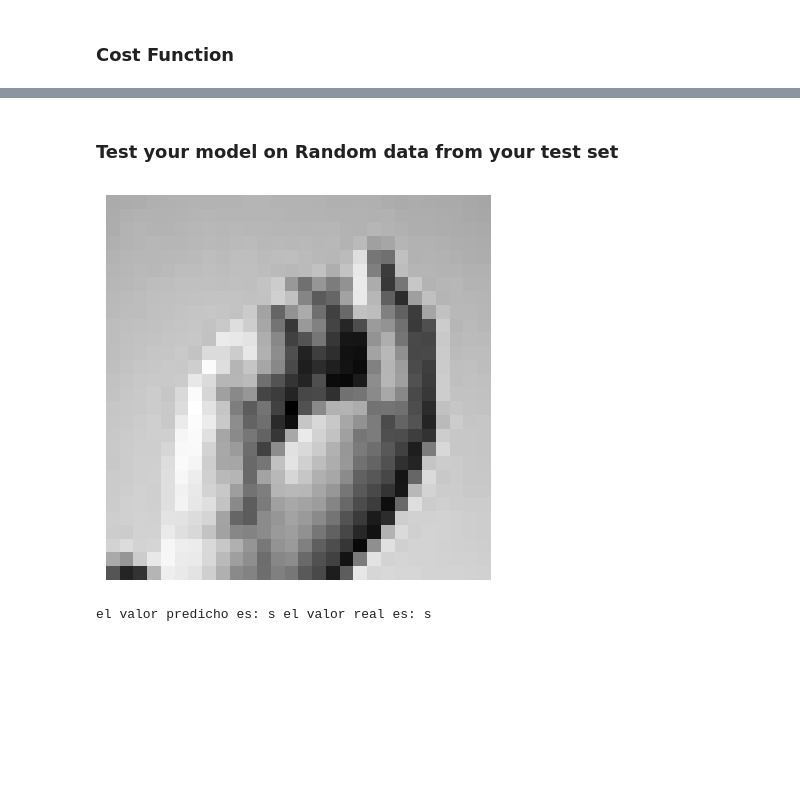
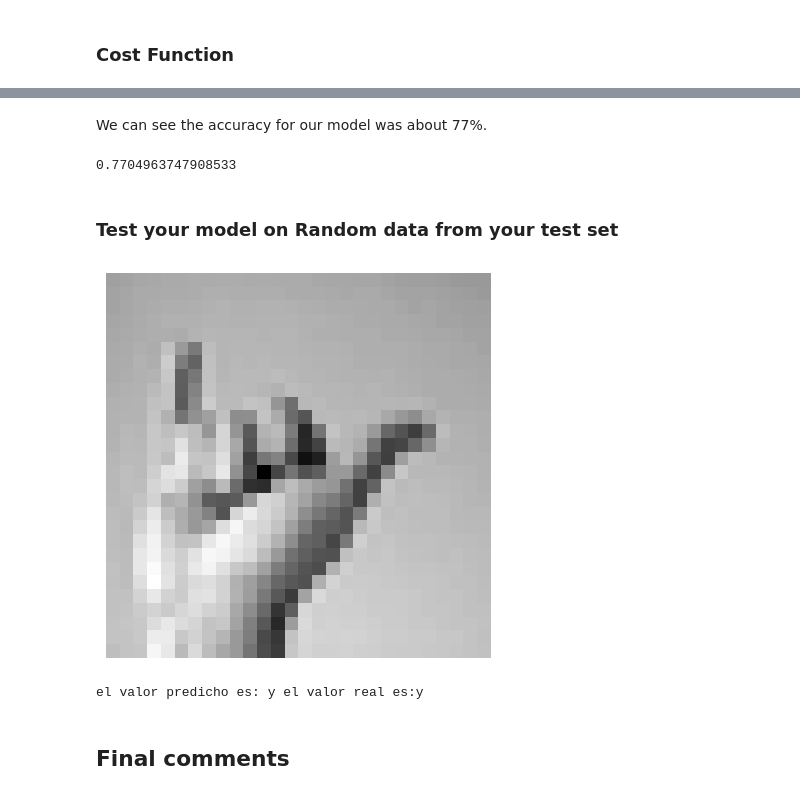
Before and after one commit to diego-carrera/TC5033, a Jupyter notebook: week02/A1b_DL_TC5033_AD2023.ipynb, the cells around one changed output, grey strips where cells are left out. Saved outputs shown, nothing was run; the diff lists cells and outputs as text; code cells hidden in the pictures; blank space fills up the shorter version.

```diff
--- a/week02/A1b_DL_TC5033_AD2023.ipynb
+++ b/week02/A1b_DL_TC5033_AD2023.ipynb
@@ -210,5 +216,5 @@ np.random.seed(42)
 # %%
-def create_minibatches(size, x, y, shuffle=True):
+def create_minibatches(mb_size, x, y, shuffle = True):
   """
   Create minibatches of the data for the training process.
   size: size of the minibatches
@@ -216,15 +222,11 @@ def create_minibatches(size, x, y, shuffle=True):
   y: labels
   shuffle: shuffle the data before creating the minibatches
   """
-
-  # assert that the data and labels have the same length
-  assert len(x) == len(y), 'data and labels have different lengths'
+  assert x.shape[0] == y.shape[0]
   total_data = x.shape[0]
   if shuffle:
     idxs = np.arange(total_data)
     np.random.shuffle(idxs)
     x = x[idxs]
     y = y[idxs]
-
-  # create the minibatches
-  return ((x[i:i+size], y[i:i+size]) for i in range(0, total_data, size))
+  return ((x[i:i+mb_size], y[i:i+mb_size]) for i in range(0, total_data, mb_size))
@@ -306,9 +297,9 @@ class ReLU():
 # %%
 class Sequential_layers():
+    """
+    layers - lista que contiene objetos de tipo Linear, ReLU
+    """
     def __init__(self, layers):
-        '''
-        layers - lista que contiene objetos de tipo Linear, ReLU
-        '''
         self.layers = layers
         self.x = None
         self.outputs = {}
@@ -325,8 +316,8 @@ class Sequential_layers():
     def update(self, learning_rate = 1e-3):
         for layer in self.layers:
             if isinstance(layer, ReLU): continue
-            layer.weights = layer.weights - learning_rate * layer.weights.grad
-            layer.bias = layer.bias - learning_rate * layer.bias.grad
+            layer.W = layer.W - learning_rate * layer.W.grad
+            layer.b = layer.b - learning_rate * layer.b.grad
     def predict(self, X):
         return np.argmax(self.__call__(X))
 # %% [markdown]
@@ -391,14 +390,5 @@ def accuracy(x, y, mb_size):
 # %%
-model = Sequential_layers([
-    Linear(784, 512),
-    ReLU(),
-    Linear(512, 256),
-    ReLU(),
-    Linear(256, 24)
-])
+model = Sequential_layers([Linear(784, 200), ReLU(), Linear(200, 200), ReLU(), Linear(200, 24)])
+mb_size = 128
+learning_rate = 1e-4
+epochs = 20
-# %%
-# train the model
-mb_size = 512
-learning_rate = 1e-4
-epochs = 40
-train(model, epochs, mb_size, learning_rate)
@@ -423,10 +418,18 @@ epoch: 40 costo: 0.004856162967951339, accuracy: 0.7852760736196319
+# %% [markdown]
+We can see the accuracy for our model was about 77%.
+# %%
+print(accuracy(x_test, y_test, mb_size))
+# %% [output]
+0.7704963747908533
 # %% [markdown]
 ### Test your model on Random data from your test set
 # %%
 idx = np.random.randint(len(y_test))
-plot_letter(x_test[idx].reshape(28,28))
+plot_number(x_test[idx].reshape(28,28))
 pred = model.predict(x_test[idx].reshape(-1, 1))
-print(f'el valor predicho es: {alphabet[pred]} el valor real es: {alphabet[y_test[idx]]}')
+print(f'el valor predicho es: {alphabet[pred]} el valor real es:{alphabet[y_test[idx]]}')
 # %% [output]
-[figure, old version]
+[figure, new version]
-el valor predicho es: s el valor real es: s
+el valor predicho es: y el valor real es:y
+# %% [markdown]
+## Final comments
```
Also changed, not shown: parts of 54 cells of this notebook.
